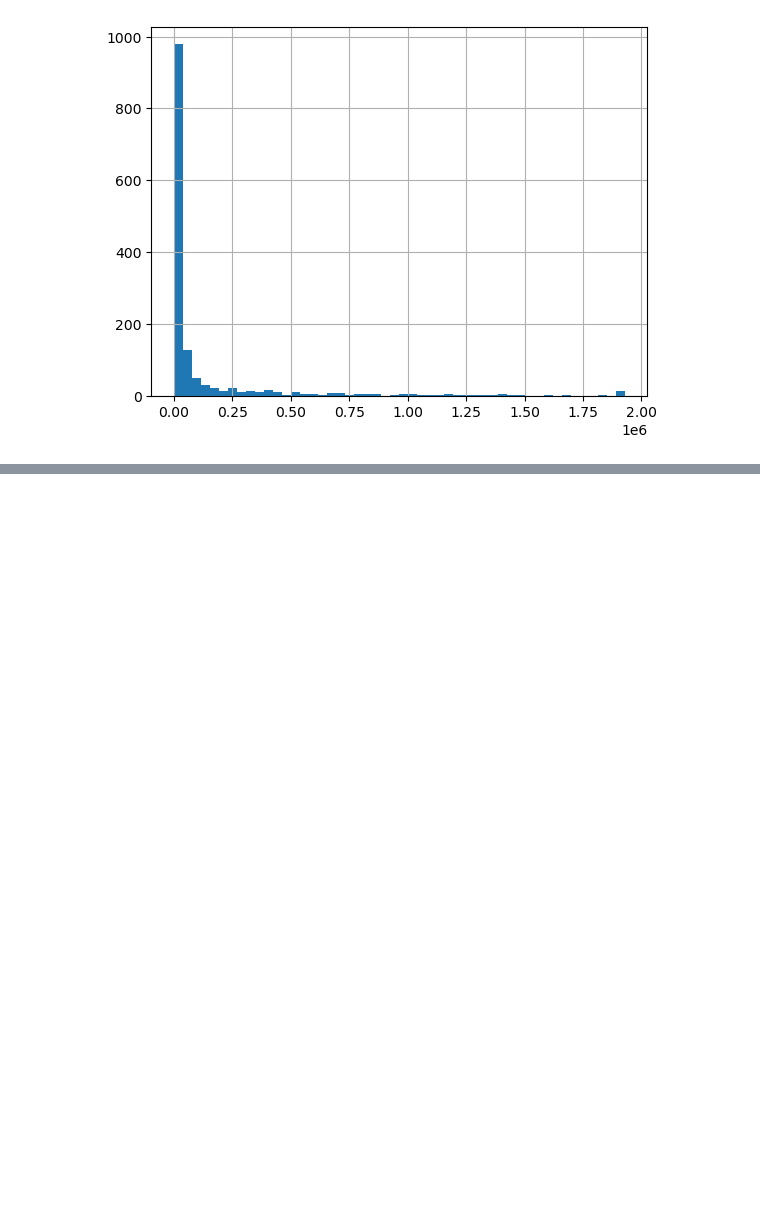
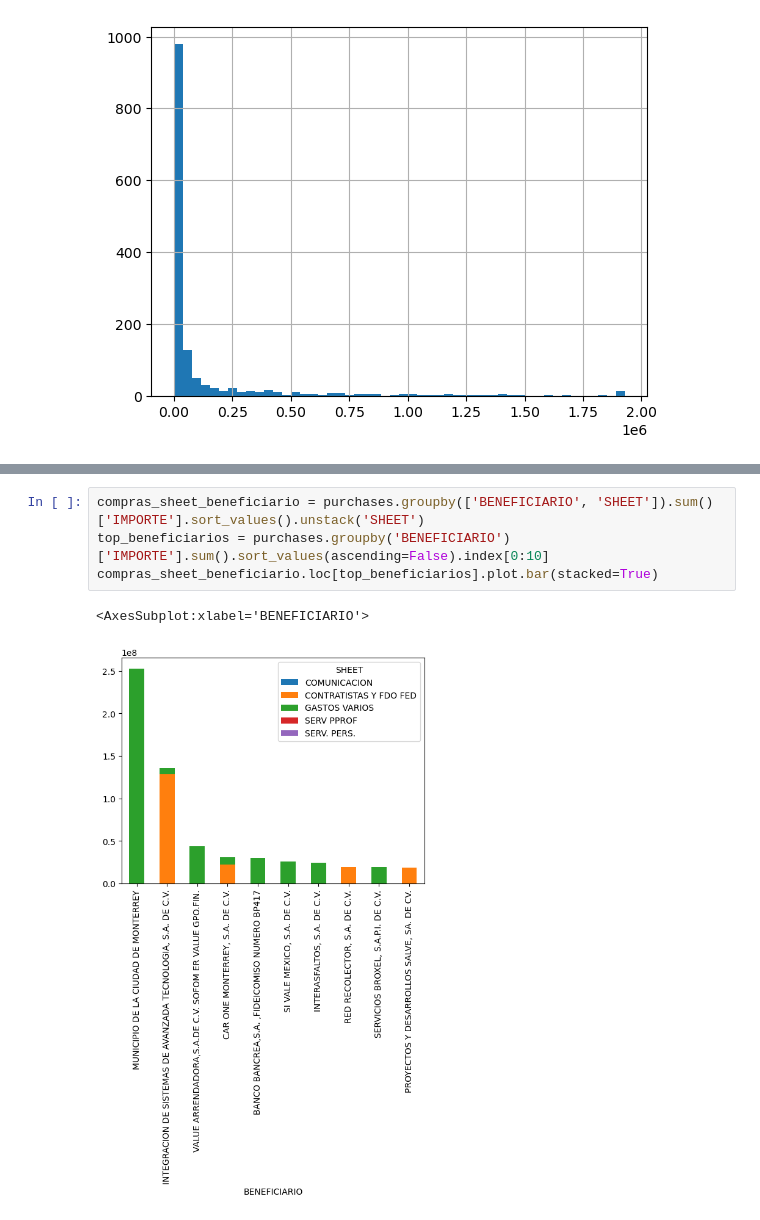
Before and after one commit to Alejolamilla/December_purchases_project, a Jupyter notebook: notebooks/02_exploration.ipynb, the cells around one changed output, grey strips where cells are left out. Cells and saved outputs as stored; diff of their text form; blank space fills up the shorter version.

```diff
--- a/notebooks/02_exploration.ipynb
+++ b/notebooks/02_exploration.ipynb
@@ -89,0 +149,7 @@ purchases[purchases["IMPORTE"] < purchases["IMPORTE"].quantile(0.95)]["IMPORTE"]
+# %%
+compras_sheet_beneficiario = purchases.groupby(['BENEFICIARIO', 'SHEET']).sum()['IMPORTE'].sort_values().unstack('SHEET')
+top_beneficiarios = purchases.groupby('BENEFICIARIO')['IMPORTE'].sum().sort_values(ascending=False).index[0:10]
+compras_sheet_beneficiario.loc[top_beneficiarios].plot.bar(stacked=True)
+# %% [output]
+<AxesSubplot:xlabel='BENEFICIARIO'>
+[figure, added]
```
Also changed, not shown: parts of 10 cells of this notebook.
